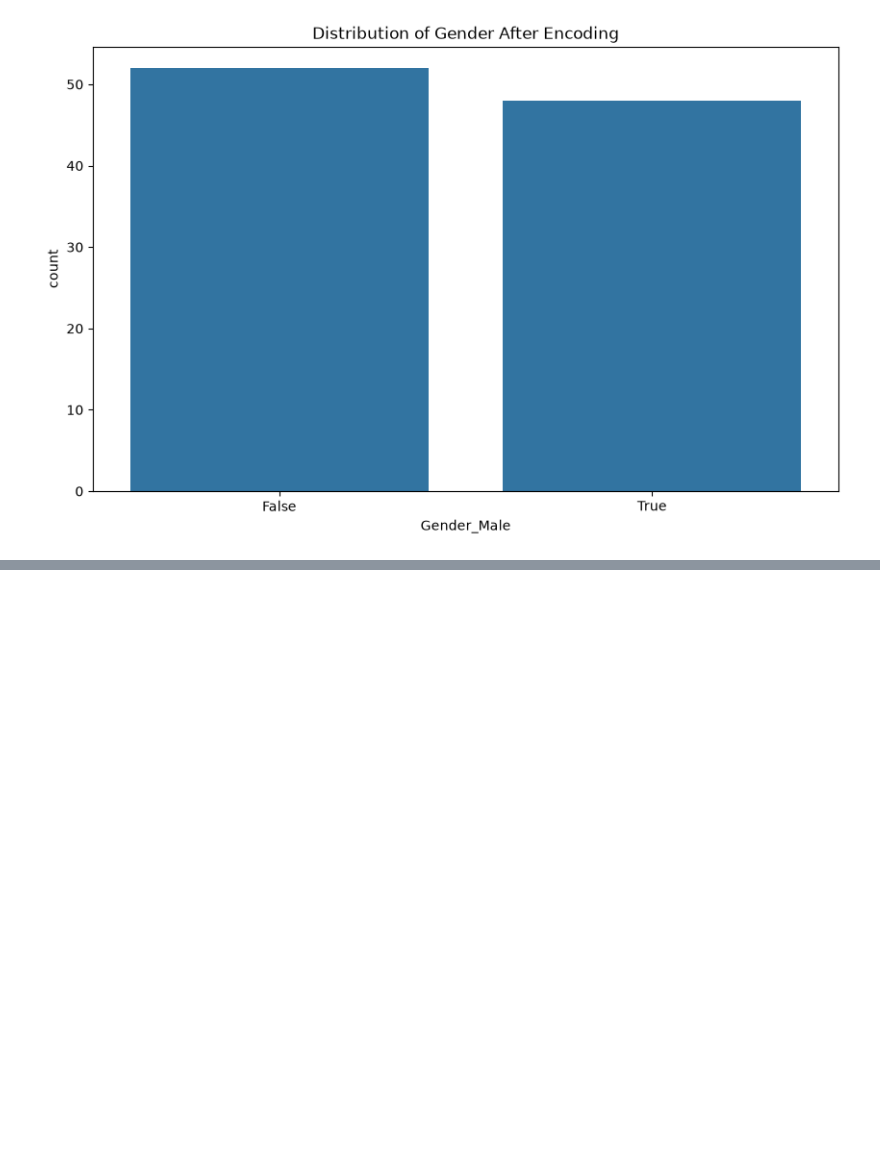
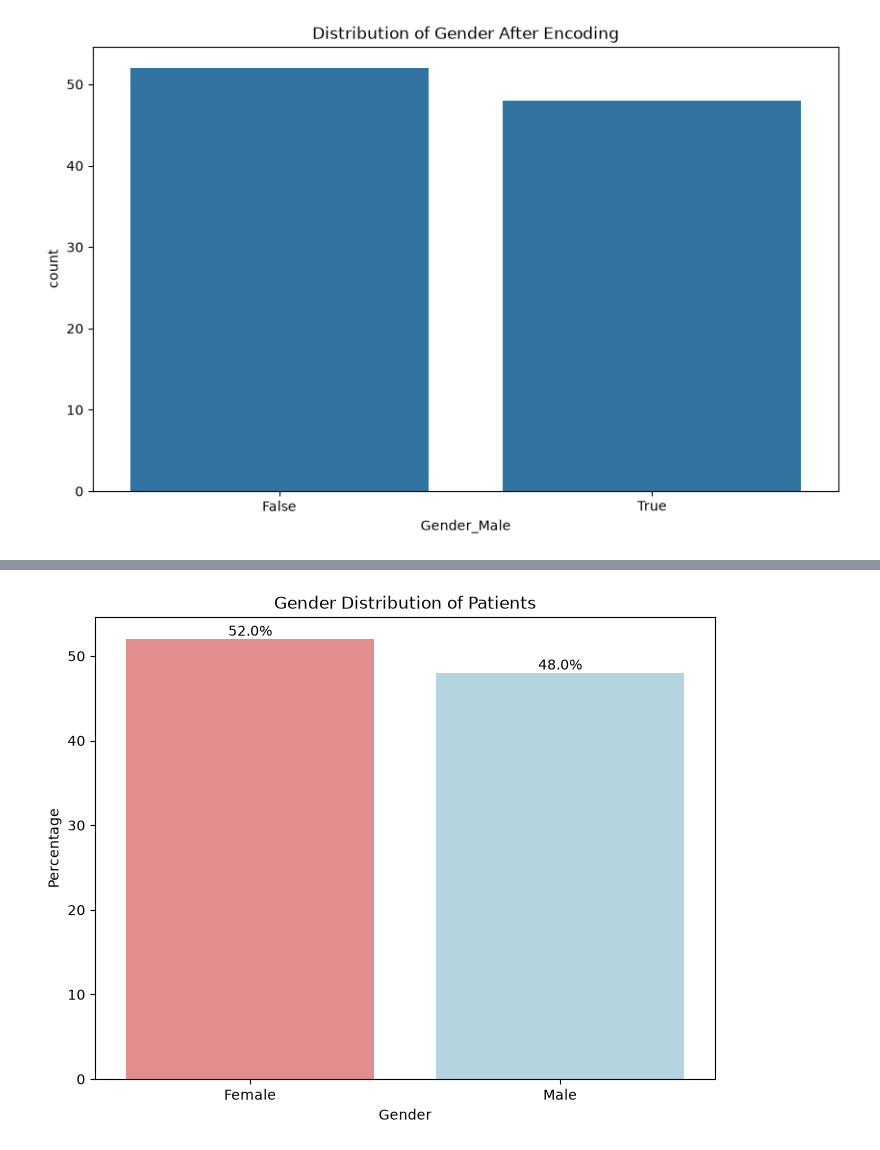
Before and after one commit to gursimranai/AI-ML-Journey, a Jupyter notebook: 12-Practice/Feature-Engineering/healthcare-data-analysis.ipynb, the cells around one changed output, grey strips where cells are left out. Drawn from its saved outputs; the diff is of its cells as text; code cells hidden in the pictures; blank space fills up the shorter version.

```diff
--- a/12-Practice/Feature-Engineering/healthcare-data-analysis.ipynb
+++ b/12-Practice/Feature-Engineering/healthcare-data-analysis.ipynb
@@ -322,0 +419,42 @@ plt.show()
+# %%
+# Create figure of size 8x6 inches
+plt.figure(figsize=(8, 6))
+
+# Count number of males and females
+gender_counts = df['Gender'].value_counts()
+
+# Convert counts to percentages
+gender_percentages = gender_counts / len(df) * 100
+
+# Create bar chart
+sns.barplot(
+    x=gender_counts.index,      # Gender categories
+    y=gender_percentages,       # Percentage values
+    palette=['lightcoral', 'lightblue']
+)
+
+# X-axis label
+plt.xlabel('Gender')
+
+# Y-axis label
+plt.ylabel('Percentage')
+
+# Chart title
+plt.title('Gender Distribution of Patients')
+
+# Add percentage labels above bars
+for i, v in enumerate(gender_percentages):
+    plt.text(
+        i,                      # x-position
+        v,                      # y-position
+        f'{v:.1f}%',            # formatted text
+        ha='center',            # horizontal alignment
+        va='bottom'             # vertical alignment
+    )
+
+plt.savefig("Gender-Distribution-of-Patients", dpi=300, bbox_inches='tight')
+
+# Display chart
+plt.show()
+# %% [output]
+[figure, added]
```
Also changed, not shown: parts of 10 cells of this notebook.
